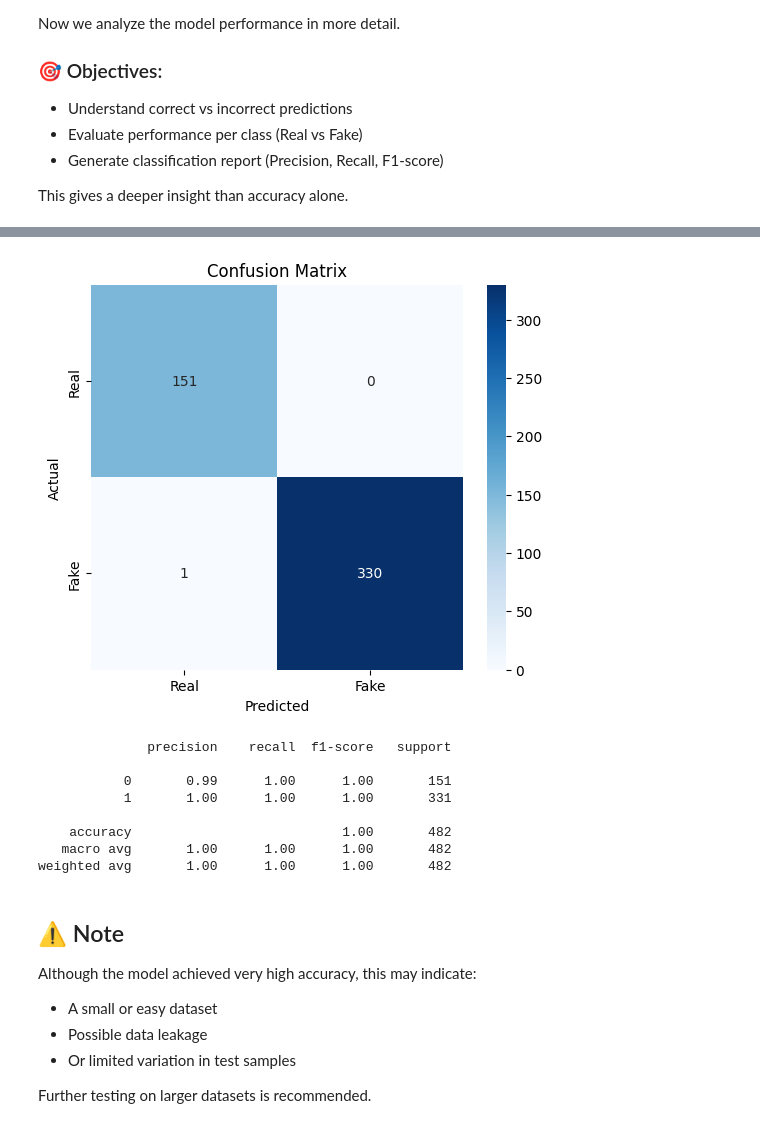
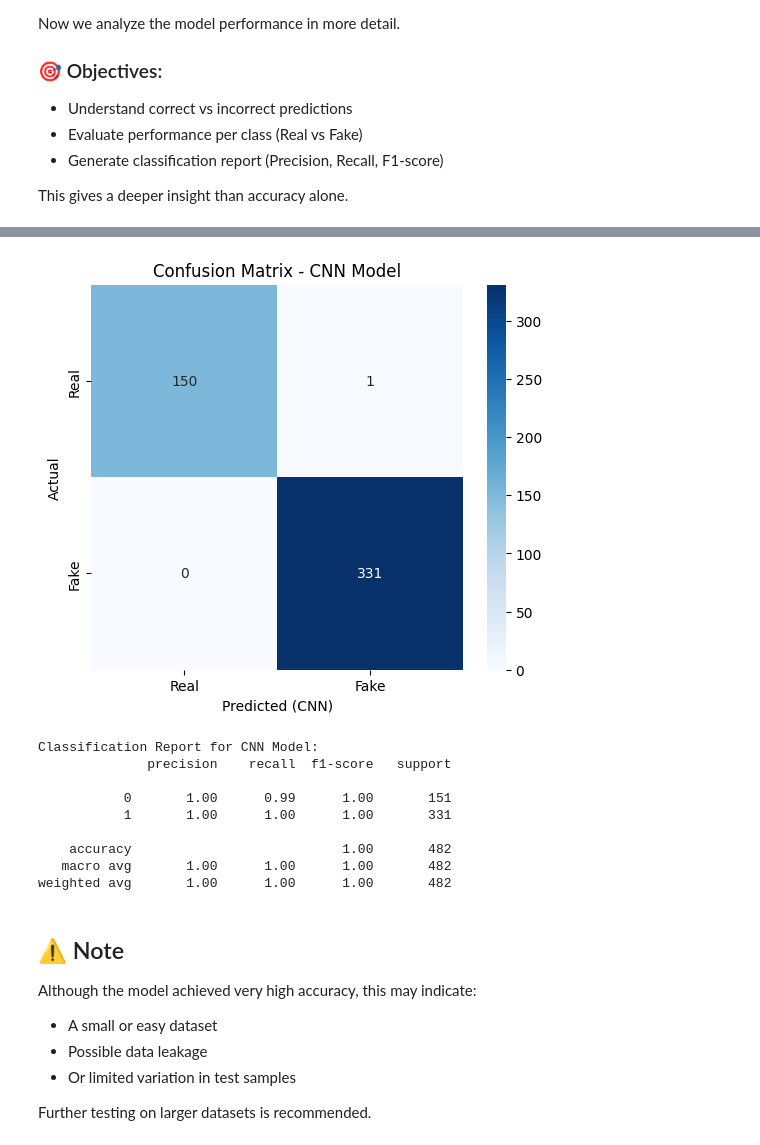
Before and after one commit to Rawda-Hafez/Deepfake-Detection, a Jupyter notebook: deepfake.ipynb, the cells around one changed output, grey strips where cells are left out. Saved outputs shown, nothing was run; the diff lists cells and outputs as text; code cells hidden in the pictures.

```diff
--- a/deepfake.ipynb
+++ b/deepfake.ipynb
@@ -284,14 +365,24 @@ Now we will train the CNN model using:
 - Validation data checks performance
 - Accuracy improves over time
 # %%
+# Epochs
 EPOCHS = 10
 
+# Early stopping to avoid overfitting
+early_stopping = EarlyStopping(
+    monitor='val_loss',
+    patience=3,
+    restore_best_weights=True
+)
+
+# Train model
 history = cnn_model.fit(
     train_data,
     validation_data=val_data,
-    epochs=EPOCHS
+    epochs=EPOCHS,
+    callbacks=[early_stopping]
 )
 
-print("Training finished 🚀🔥")
+print("CNN Training finished 🚀🔥")
 # %% [output]
 Epoch 1/10
@@ -348,29 +461,62 @@ This gives a deeper insight than accuracy alone.
 # %%
+# =========================
+# IMPORT REQUIRED METRICS & LIBRARIES
+# =========================
 from sklearn.metrics import confusion_matrix, classification_report
 import numpy as np
 import seaborn as sns
 import matplotlib.pyplot as plt
 
-# Get predictions
-y_pred = cnn_model.predict(test_data)
-y_pred = (y_pred > 0.5).astype(int)
 
-# True labels
+# =========================
+# MAKE PREDICTIONS (CNN MODEL)
+# =========================
+# Predict probabilities for test data
+y_pred_cnn = cnn_model.predict(test_data)
+
+# Convert probabilities to binary labels (0 or 1)
+# Threshold = 0.5 (standard for binary classification)
+y_pred_cnn = (y_pred_cnn > 0.5).astype(int)
+
+
+# =========================
+# GET TRUE LABELS
+# =========================
+# Ground truth labels from test dataset
 y_true = test_data.classes
 
-# Confusion Matrix
-cm = confusion_matrix(y_true, y_pred)
 
-# Plot
+# =========================
+# CONFUSION MATRIX
+# =========================
+# Compare predicted vs actual labels
+cm_cnn = confusion_matrix(y_true, y_pred_cnn)
+
+
+# =========================
+# VISUALIZE CONFUSION MATRIX
+# =========================
 plt.figure(figsize=(6,5))
-sns.heatmap(cm, annot=True, fmt="d", cmap="Blues",
-            xticklabels=["Real", "Fake"],
-            yticklabels=["Real", "Fake"])
-plt.xlabel("Predicted")
+
+sns.heatmap(
+    cm_cnn,
+    annot=True,
+    fmt="d",
+    cmap="Blues",
+    xticklabels=["Real", "Fake"],
+    yticklabels=["Real", "Fake"]
+)
+
+plt.xlabel("Predicted (CNN)")
 plt.ylabel("Actual")
-plt.title("Confusion Matrix")
+plt.title("Confusion Matrix - CNN Model")
 plt.show()
 
-# Classification Report
-print(classification_report(y_true, y_pred))
+
+# =========================
+# CLASSIFICATION REPORT
+# =========================
+# Precision, Recall, F1-score per class
+print("Classification Report for CNN Model:")
+print(classification_report(y_true, y_pred_cnn))
 # %% [output]
@@ -378,7 +524,8 @@ print(classification_report(y_true, y_pred))
-[figure, old version]
+[figure, new version]
+Classification Report for CNN Model:
               precision    recall  f1-score   support
 
-           0       0.99      1.00      1.00       151
+           0       1.00      0.99      1.00       151
            1       1.00      1.00      1.00       331
 
     accuracy                           1.00       482
```
Also changed, not shown: parts of 20 cells of this notebook, 11 other files.
